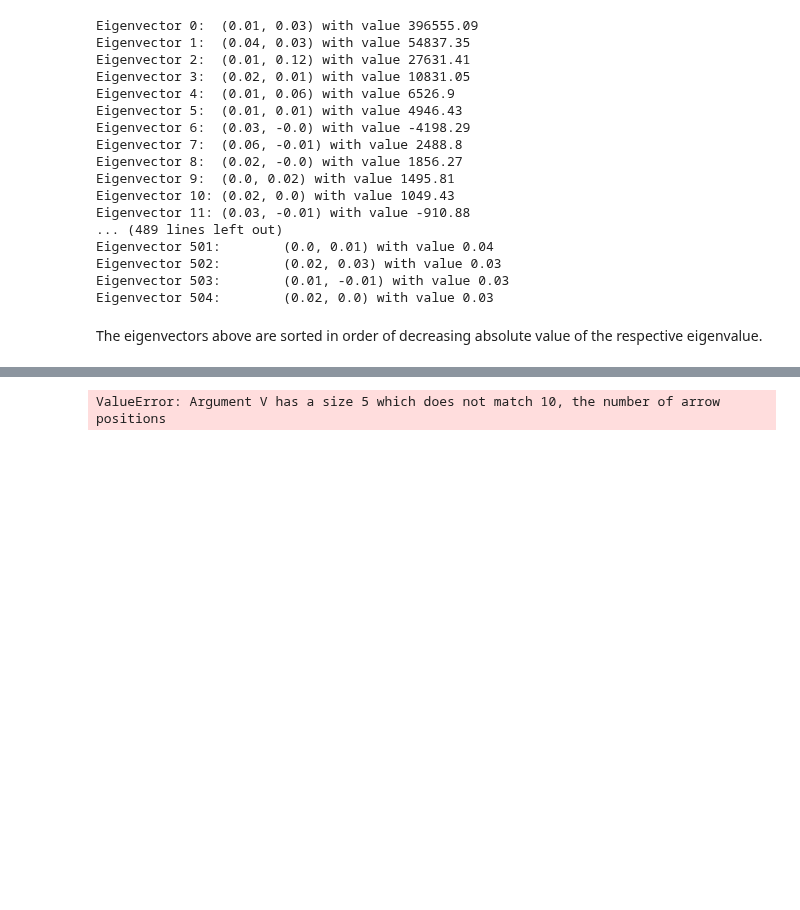
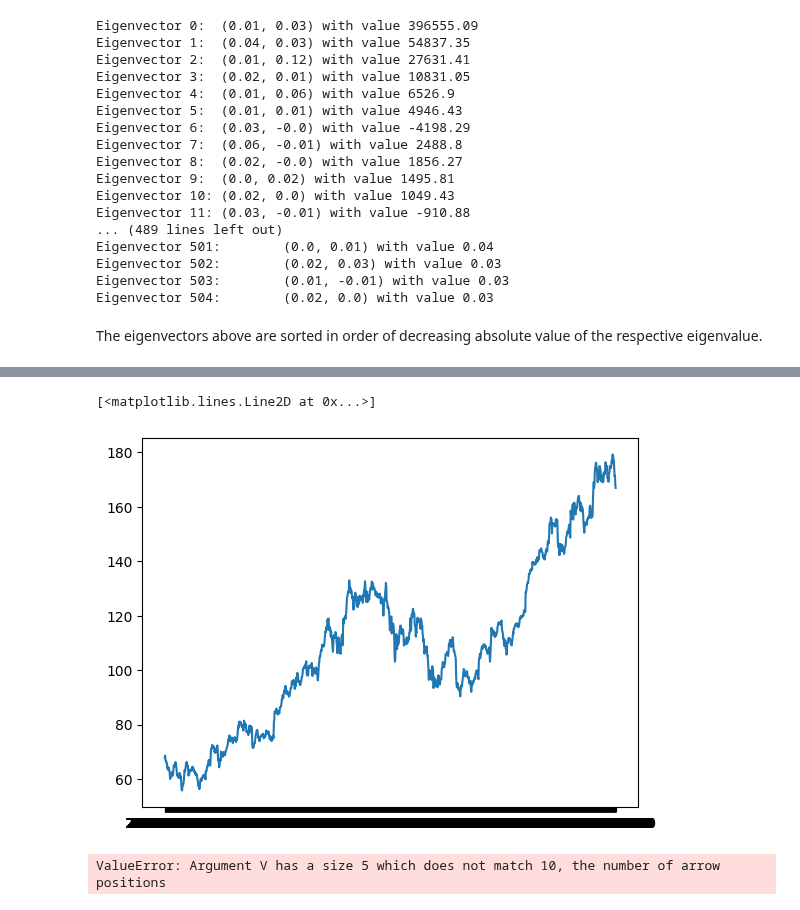
Before and after one commit to Staneesh/efi-pca, a Jupyter notebook: pca.ipynb, the cells around one changed output, grey strips where cells are left out. Saved outputs shown, nothing was run; the diff lists cells and outputs as text; code cells hidden in the pictures; blank space fills up the shorter version.

```diff
--- a/pca.ipynb
+++ b/pca.ipynb
@@ -340,3 +349,12 @@ The eigenvectors above are sorted in order of decreasing absolute value of the r
+# %%
+# Clear plot area
+plt.cla()
+plt.clf()
+
+plt.plot(pivoted_stocks['AAPL'])
+# %% [output]
+[<matplotlib.lines.Line2D at 0x...>]
+[figure, added]
 # %%
 # Plotting top 5 (by abs(eigenvalue)) eigenvectors
 origin = np.zeros(shape=(5, 2))
```
Also changed, not shown: parts of 1 cell of this notebook.
